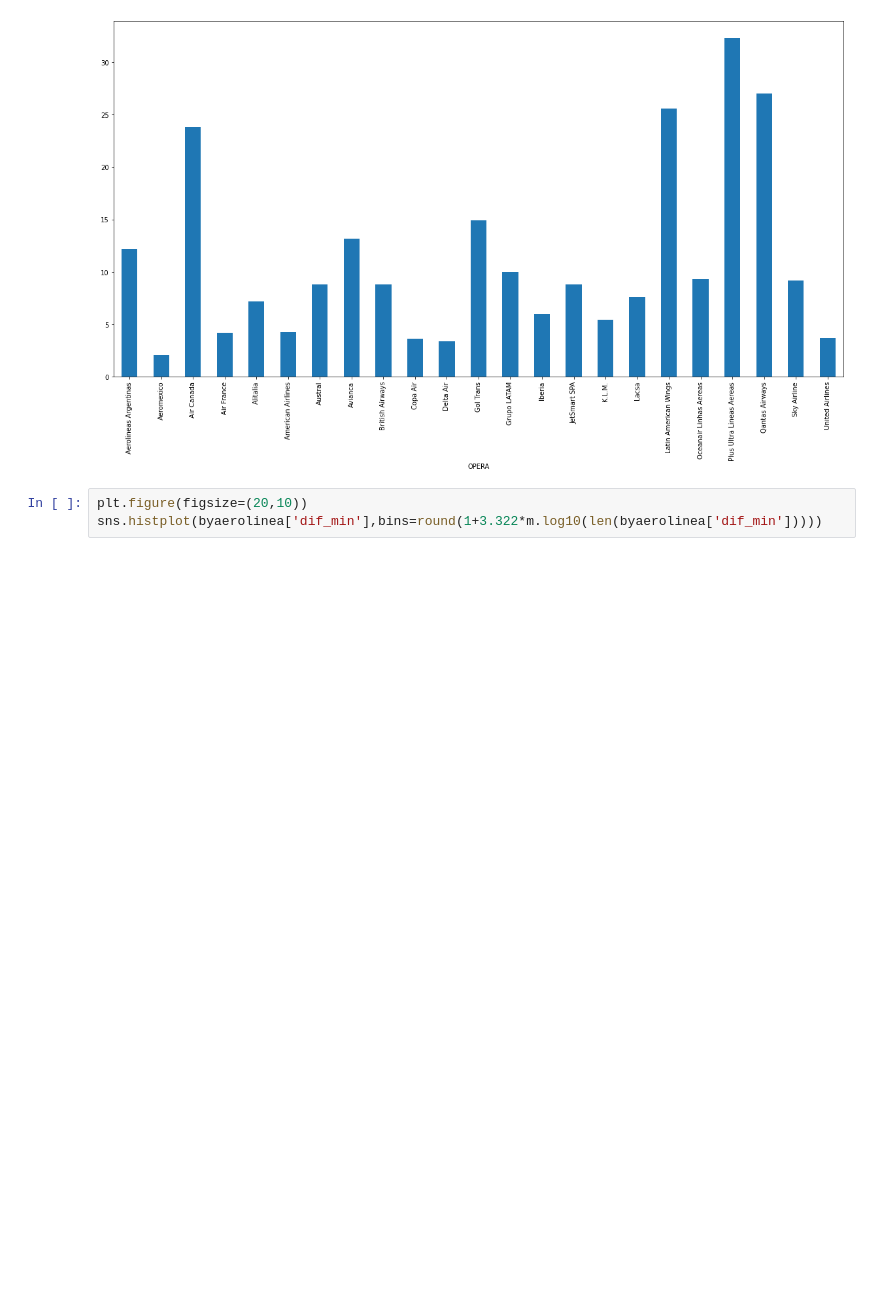
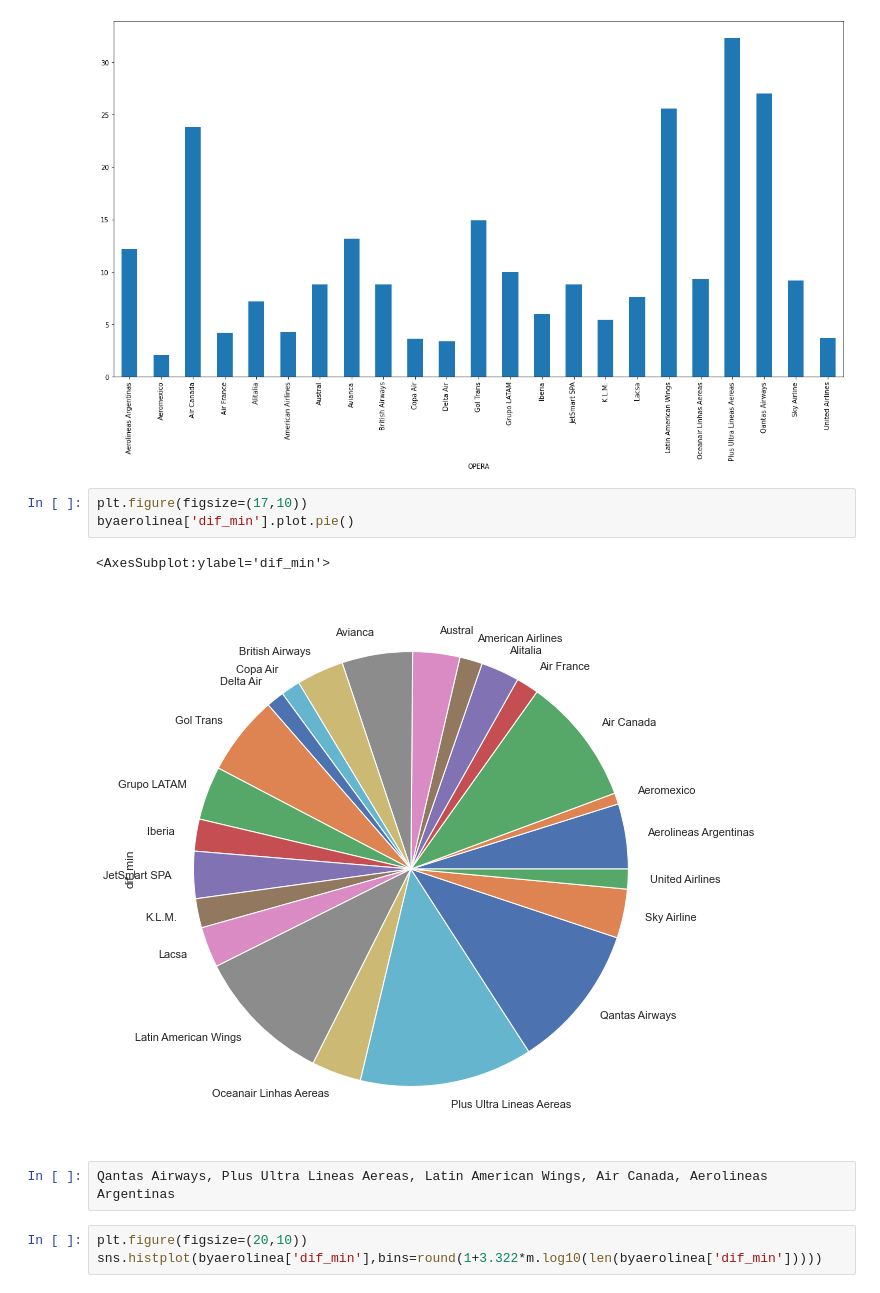
Before and after one commit to RoberttoMY/Data-Scientist-Challenge---LATAM-Airlines, a Jupyter notebook: Desafio Data Scientist LATAM Airlines.ipynb, the cells around one changed output. Saved outputs shown, nothing was run; the diff lists cells and outputs as text; blank space fills up the shorter version.

```diff
--- a/Desafio Data Scientist LATAM Airlines.ipynb
+++ b/Desafio Data Scientist LATAM Airlines.ipynb
@@ -868,6 +762,14 @@ byaerolinea['dif_min'].plot(kind='bar')
 # %% [output]
 <AxesSubplot:xlabel='OPERA'>
 [figure]
+# %%
+plt.figure(figsize=(17,10))
+byaerolinea['dif_min'].plot.pie()
+# %% [output]
+<AxesSubplot:ylabel='dif_min'>
+[figure, added]
+# %%
+Qantas Airways, Plus Ultra Lineas Aereas, Latin American Wings, Air Canada, Aerolineas Argentinas
 # %%
 plt.figure(figsize=(20,10))
 sns.histplot(byaerolinea['dif_min'],bins=round(1+3.322*m.log10(len(byaerolinea['dif_min']))))
```
Also changed, not shown: parts of 111 cells of this notebook.
